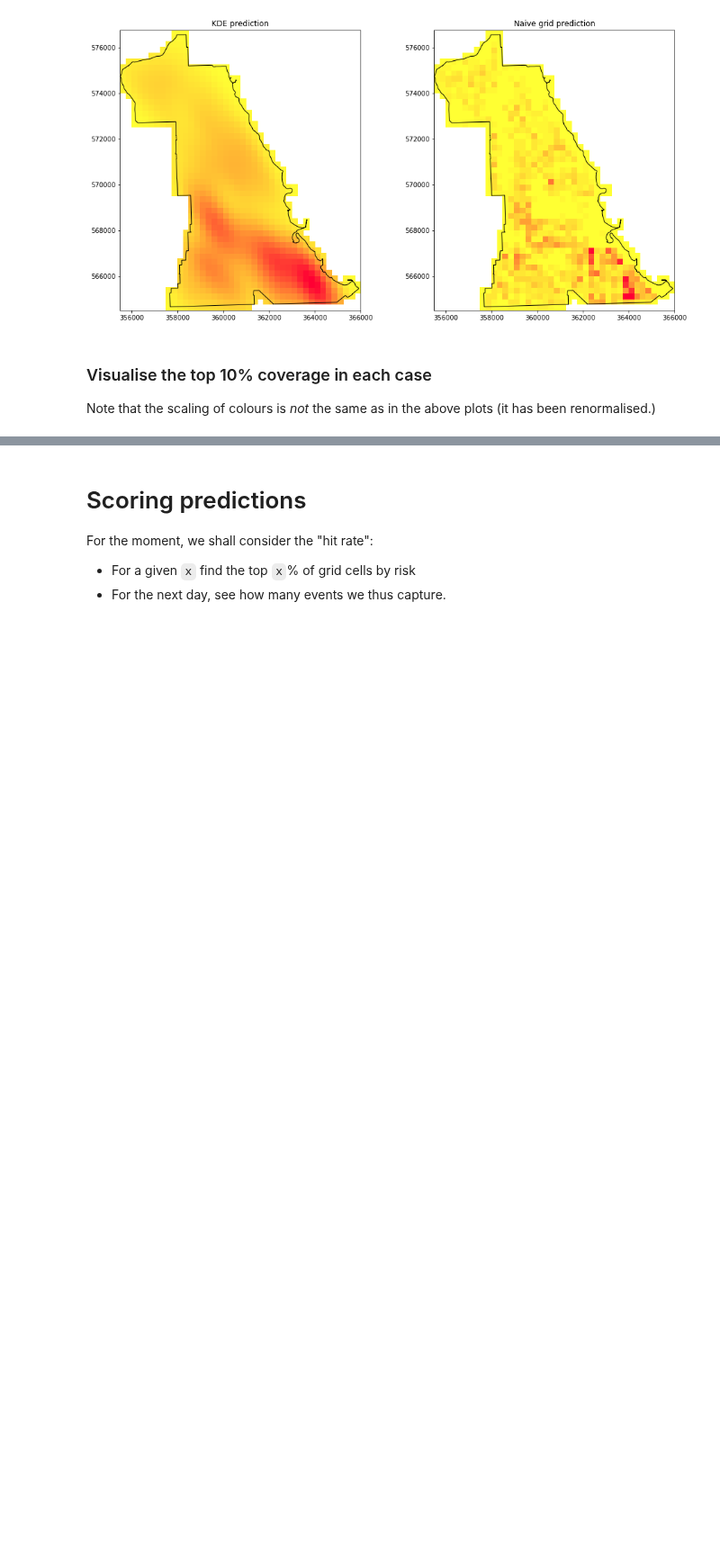
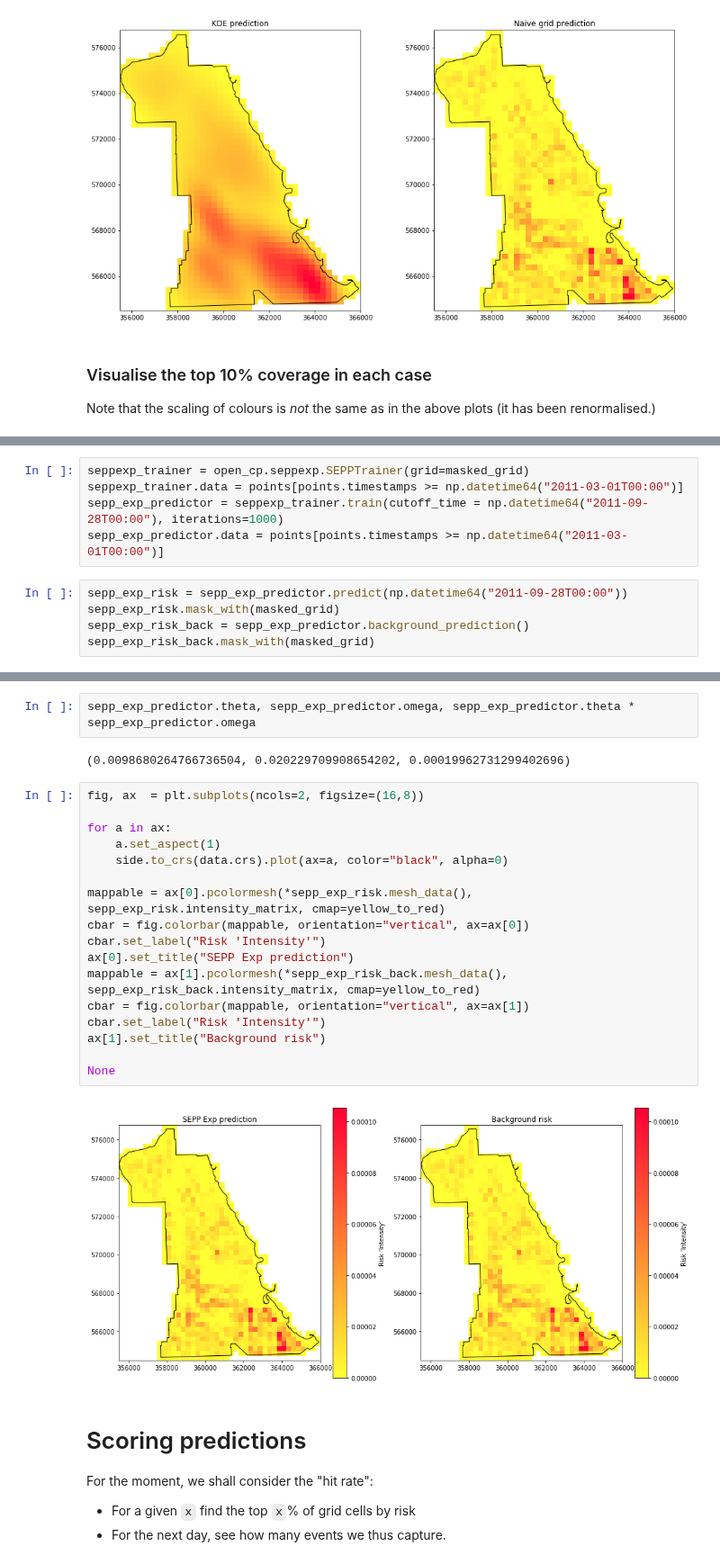
Before and after one commit to QuantCrimAtLeeds/PredictCode, a Jupyter notebook: examples/Chicago/Analysis of old data set, South side.ipynb, the cells around one changed output, grey strips where cells are left out. Shown at 90% size. Saved outputs shown, nothing was run; the diff lists cells and outputs as text; blank space fills up the shorter version.

```diff
--- a/examples/Chicago/Analysis of old data set, South side.ipynb
+++ b/examples/Chicago/Analysis of old data set, South side.ipynb
@@ -188,0 +238,10 @@ None
+# %%
+seppexp_trainer = open_cp.seppexp.SEPPTrainer(grid=masked_grid)
+seppexp_trainer.data = points[points.timestamps >= np.datetime64("2011-03-01T00:00")]
+sepp_exp_predictor = seppexp_trainer.train(cutoff_time = np.datetime64("2011-09-28T00:00"), iterations=1000)
+sepp_exp_predictor.data = points[points.timestamps >= np.datetime64("2011-03-01T00:00")]
+# %%
+sepp_exp_risk = sepp_exp_predictor.predict(np.datetime64("2011-09-28T00:00"))
+sepp_exp_risk.mask_with(masked_grid)
+sepp_exp_risk_back = sepp_exp_predictor.background_prediction()
+sepp_exp_risk_back.mask_with(masked_grid)
@@ -189,3 +256,26 @@ None
+# %%
+sepp_exp_predictor.theta, sepp_exp_predictor.omega, sepp_exp_predictor.theta * sepp_exp_predictor.omega
+# %% [output]
+(0.0098680264766736504, 0.020229709908654202, 0.00019962731299402696)
+# %%
+fig, ax  = plt.subplots(ncols=2, figsize=(16,8))
+
+for a in ax:
+    a.set_aspect(1)
+    side.to_crs(data.crs).plot(ax=a, color="black", alpha=0)
+
+mappable = ax[0].pcolormesh(*sepp_exp_risk.mesh_data(), sepp_exp_risk.intensity_matrix, cmap=yellow_to_red)
+cbar = fig.colorbar(mappable, orientation="vertical", ax=ax[0])
+cbar.set_label("Risk 'Intensity'")
+ax[0].set_title("SEPP Exp prediction")
+mappable = ax[1].pcolormesh(*sepp_exp_risk_back.mesh_data(), sepp_exp_risk_back.intensity_matrix, cmap=yellow_to_red)
+cbar = fig.colorbar(mappable, orientation="vertical", ax=ax[1])
+cbar.set_label("Risk 'Intensity'")
+ax[1].set_title("Background risk")
+
+None
+# %% [output]
+[figure, added]
 # %% [markdown]
 # Scoring predictions
 
```
Also changed, not shown: parts of 17 cells of this notebook, 5 other files.
